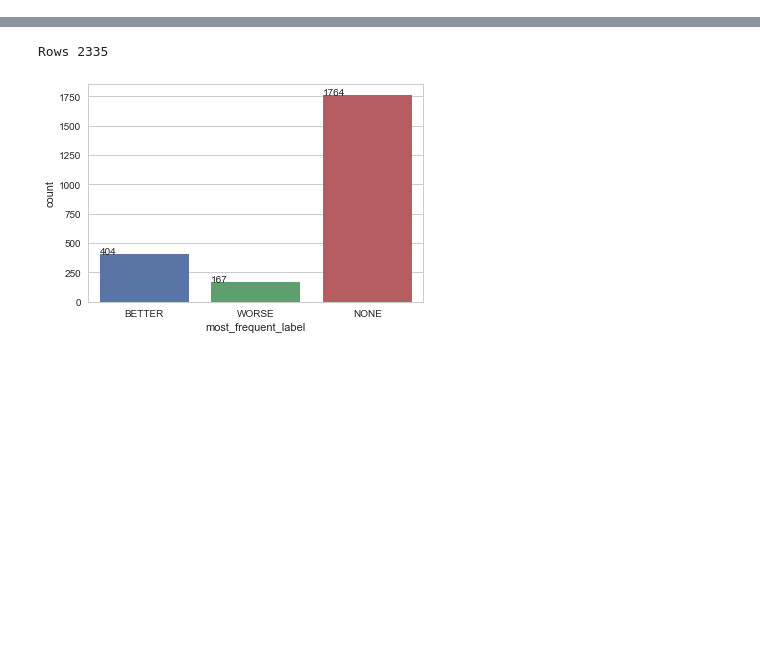
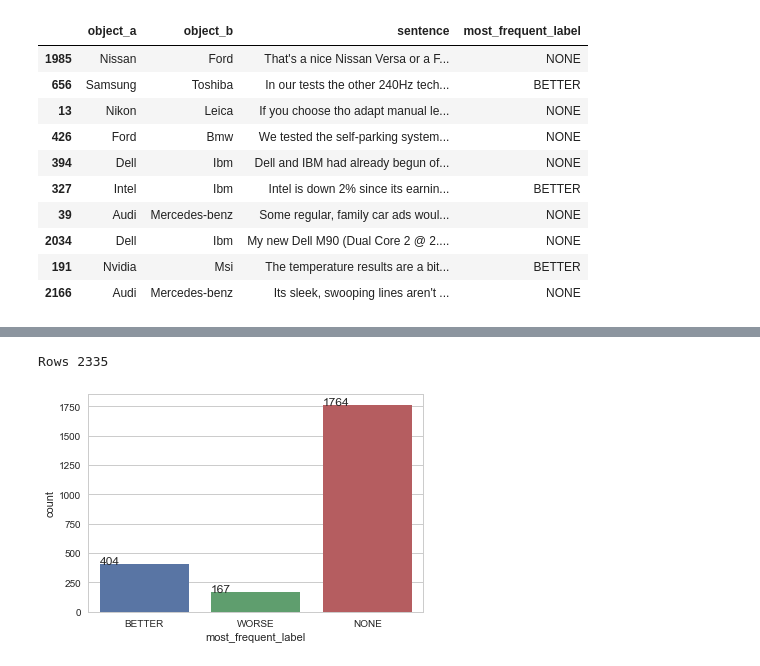
Before and after one commit to uhh-lt/comparative, a Jupyter notebook: 3. Crowdsourcing/3.5 Mainstudy Step 3/dataset_v1.ipynb, the cells around one changed output, grey strips where cells are left out. Saved outputs shown, nothing was run; the diff lists cells and outputs as text; code cells hidden in the pictures; blank space fills up the shorter version.

```diff
--- a/3. Crowdsourcing/3.5 Mainstudy Step 3/dataset_v1.ipynb
+++ b/3. Crowdsourcing/3.5 Mainstudy Step 3/dataset_v1.ipynb
@@ -122,3 +129,17 @@ All rows: 7199 Unique: 7199
+# %%
+combi[['object_a', 'object_b','sentence','most_frequent_label']].sample(10)
+# %% [output]
+|  | object_a | object_b | sentence | most_frequent_label |
+| 1985 | Nissan | Ford | That's a nice Nissan Versa or a F... | NONE |
+| 656 | Samsung | Toshiba | In our tests the other 240Hz tech... | BETTER |
+| 13 | Nikon | Leica | If you choose tho adapt manual le... | NONE |
+| 426 | Ford | Bmw | We tested the self-parking system... | NONE |
+| 394 | Dell | Ibm | Dell and IBM had already begun of... | NONE |
+| 327 | Intel | Ibm | Intel is down 2% since its earnin... | BETTER |
+| 39 | Audi | Mercedes-benz | Some regular, family car ads woul... | NONE |
+| 2034 | Dell | Ibm | My new Dell M90 (Dual Core 2 @ 2.... | NONE |
+| 191 | Nvidia | Msi | The temperature results are a bit... | BETTER |
+| 2166 | Audi | Mercedes-benz | Its sleek, swooping lines aren't ... | NONE |
 # %%
 def dist_plot(data):
     print('Rows {}'.format(len(data)))
```
Also changed, not shown: parts of 9 cells of this notebook, 3 other files.
